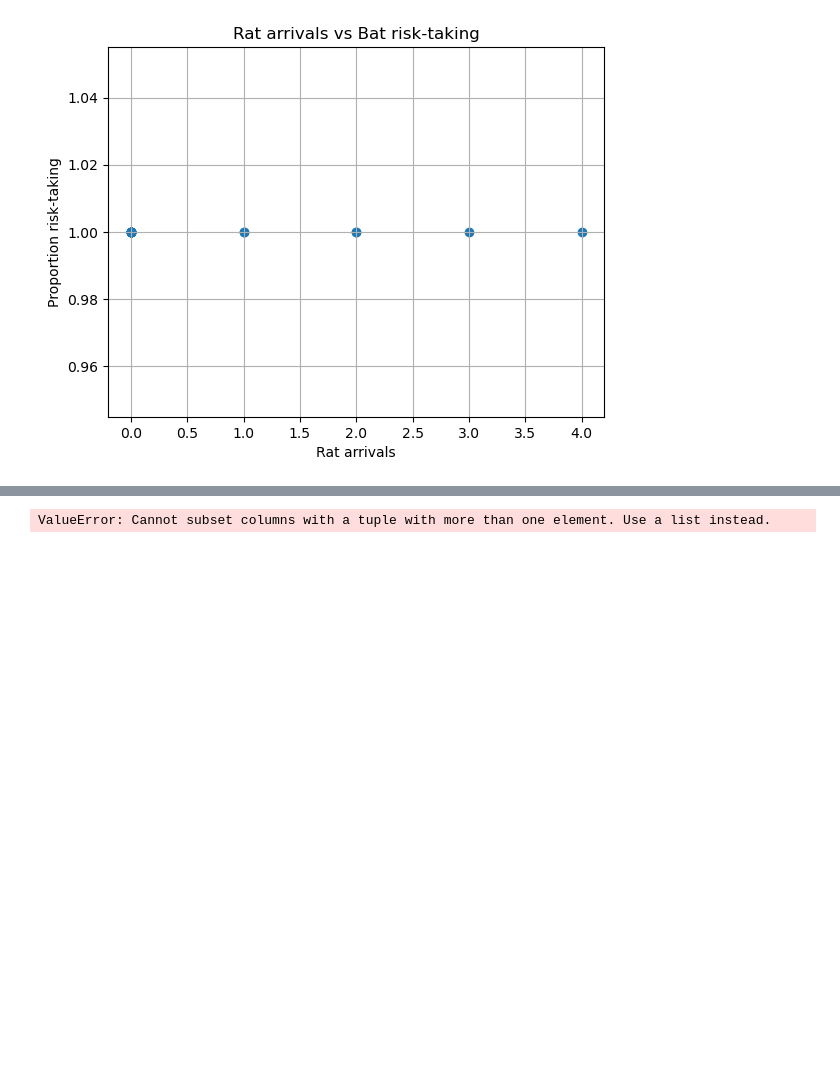
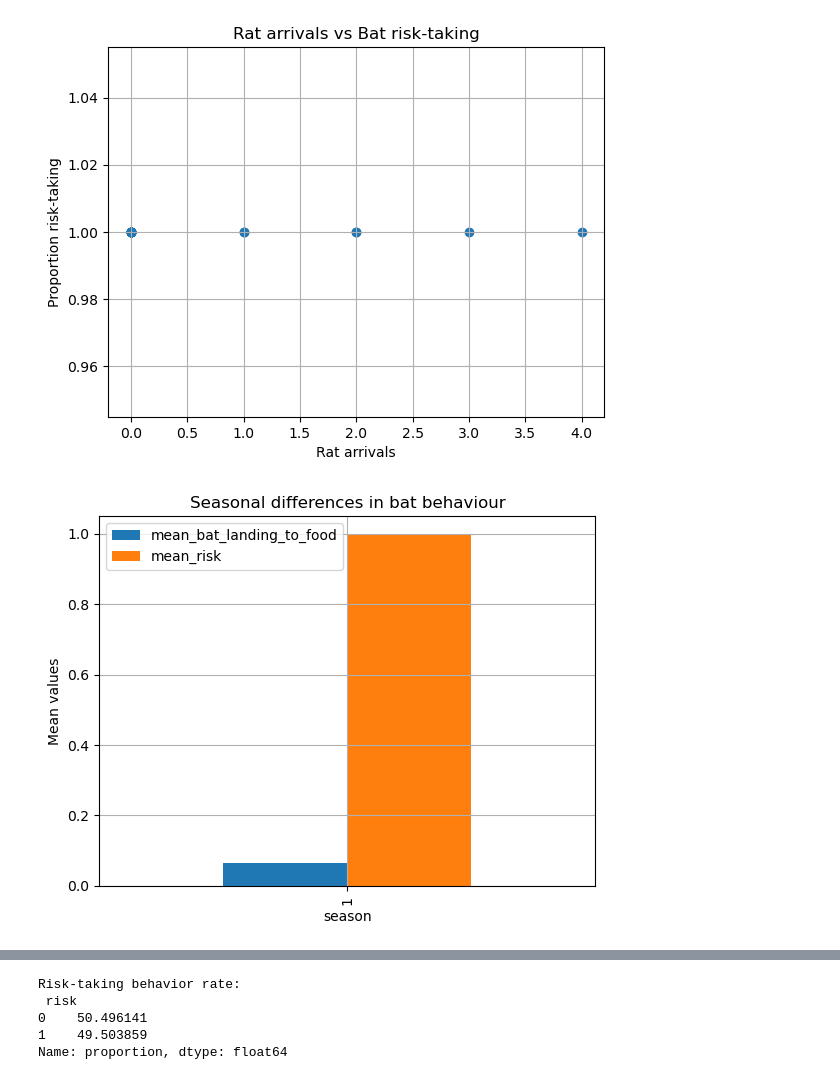
Before and after one commit to ishanpanta/bat-vs-rat, a Jupyter notebook: data_analysis.ipynb, the cells around one changed output, grey strips where cells are left out. Drawn from its saved outputs; the diff is of its cells as text; code cells hidden in the pictures; blank space fills up the shorter version.

```diff
--- a/data_analysis.ipynb
+++ b/data_analysis.ipynb
@@ -24,6 +24,15 @@ df2 = pd.read_csv("rat_data_cleaned.csv")
 # %%
 # Load datasets using your helper
 df1, df2 = da.load_and_clean_data("dataset1.csv", "dataset2.csv")
+
+# Run the full investigation
+results = da.run_investigation_a(df1, df2)
+
+# Print results nicely
+for k, v in results.items():
+    print(f"\n=== {k.upper()} ===")
+    print(v)
 # %% [output]
 [figure]
 [figure]
+[figure, added]
@@ -30 +40,5 @@ df1, df2 = da.load_and_clean_data("dataset1.csv", "dataset2.csv")
-ValueError: Cannot subset columns with a tuple with more than one element. Use a list instead.
+Risk-taking behavior rate:
+ risk
+0    50.496141
+1    49.503859
+Name: proportion, dtype: float64
```
Also changed, not shown: parts of 1 cell of this notebook.
